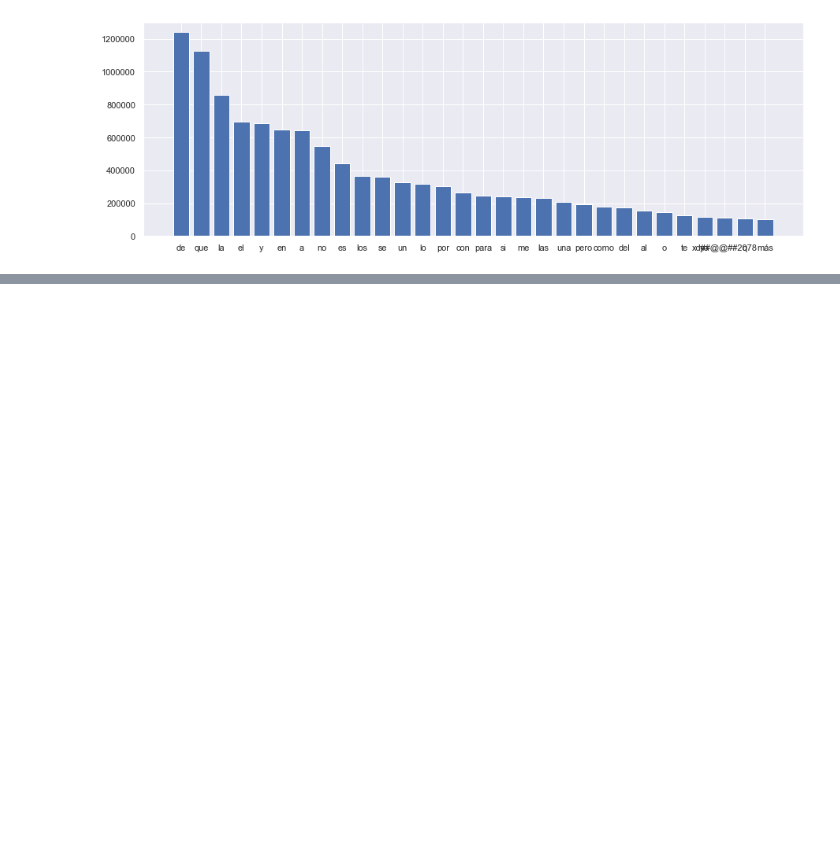
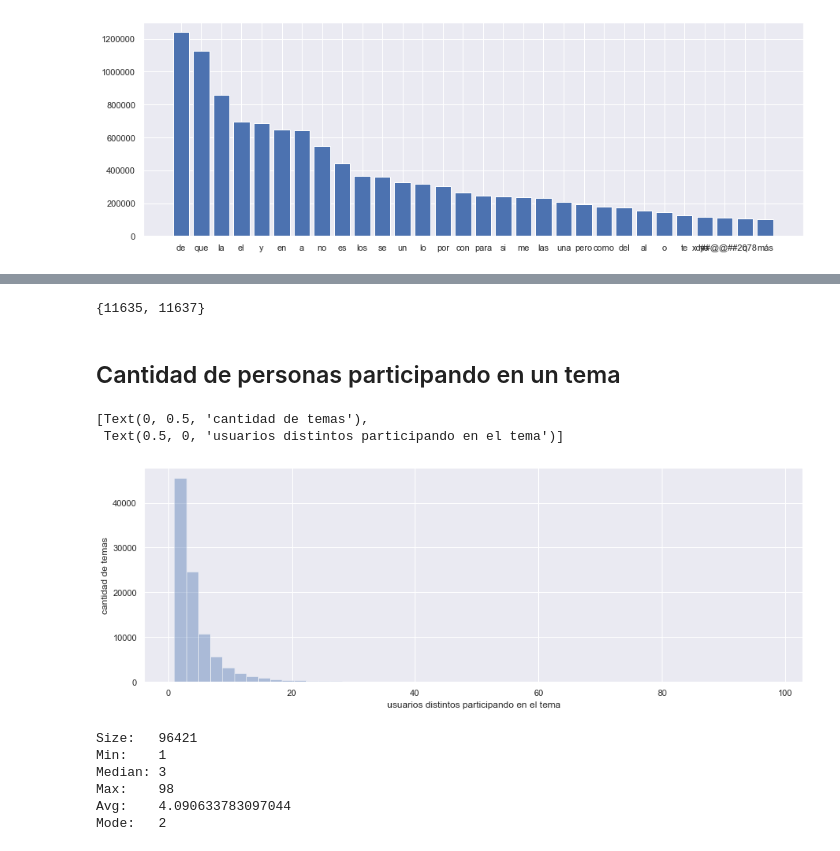
Before and after one commit to imfd/analisis-ucursos, a Jupyter notebook: notebooks/2019-08-05-texto-exploracion.ipynb, the cells around one changed output, grey strips where cells are left out. Drawn from its saved outputs; the diff is of its cells as text; code cells hidden in the pictures; blank space fills up the shorter version.

```diff
--- a/notebooks/2019-08-05-texto-exploracion.ipynb
+++ b/notebooks/2019-08-05-texto-exploracion.ipynb
@@ -127,0 +167,5 @@ KeyboardInterrupt:
+# %%
+msg_rut = dict()
+
+for _, (rut, __, men_id, ___) in tqdm(df.iterrows(), total=len(df.index)):
+    msg_rut[men_id] = rut
@@ -127,0 +177,10 @@ KeyboardInterrupt:
+# %%
+ruts_temas = list()
+
+for tema in tqdm(temas):
+    ruts = set()
+    for msg_id in tema:
+        #rut = df.loc[df.MEN_ID == msg_id].iloc[0]['MEN_RUT']
+        rut = msg_rut[msg_id]
+        ruts.add(rut)
+    ruts_temas.append(ruts)
@@ -127,0 +189,27 @@ KeyboardInterrupt:
+# %%
+for tema in temas:
+    if 11635 in tema:
+        print(tema)
+# %% [output]
+{11635, 11637}
+# %% [markdown]
+## Cantidad de personas participando en un tema
+# %%
+uniq_personas_por_tema = [len(tema) for tema in ruts_temas]
+mensajes_por_tema = [len(tema) for tema in temas]
+# %%
+ax = sns.distplot(uniq_personas_por_tema, kde=False)
+ax.set(xlabel="usuarios distintos participando en el tema", ylabel="cantidad de temas")
+# %% [output]
+[Text(0, 0.5, 'cantidad de temas'),
+ Text(0.5, 0, 'usuarios distintos participando en el tema')]
+[figure, added]
+# %%
+summarize(uniq_personas_por_tema)
+# %% [output]
+Size:   96421
+Min:    1
+Median: 3
+Max:    98
+Avg:    4.090633783097044
+Mode:   2
```
Also changed, not shown: parts of 20 cells of this notebook, 3 other files.
